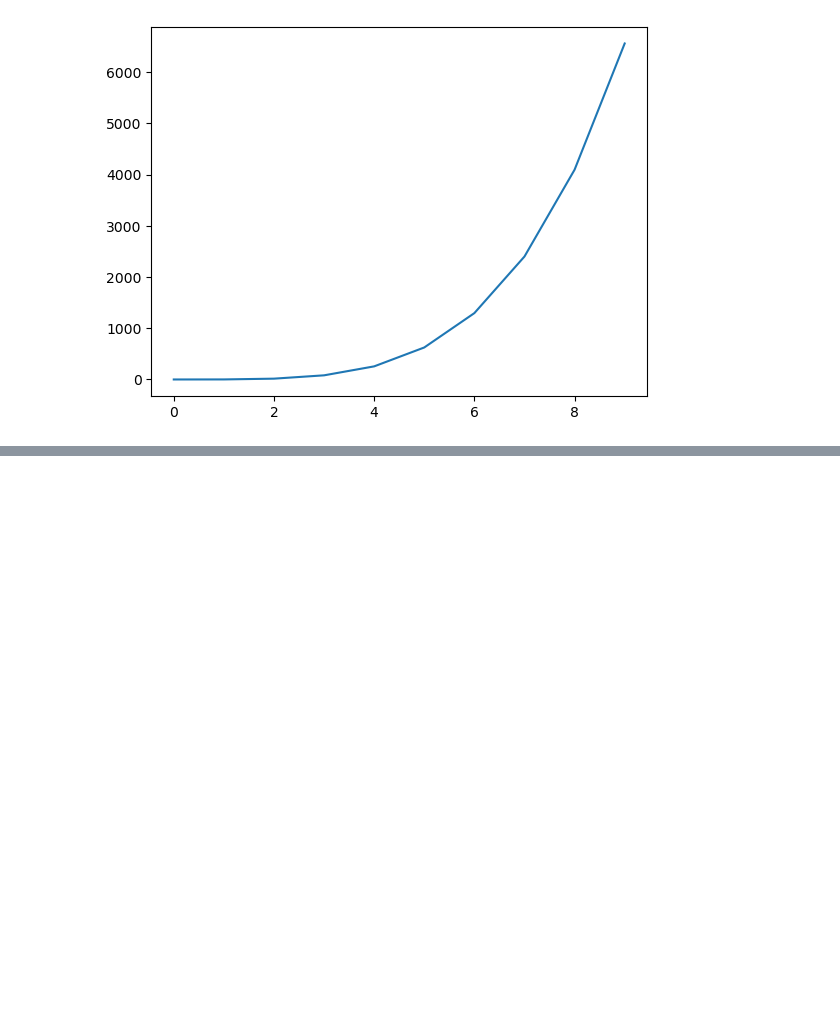
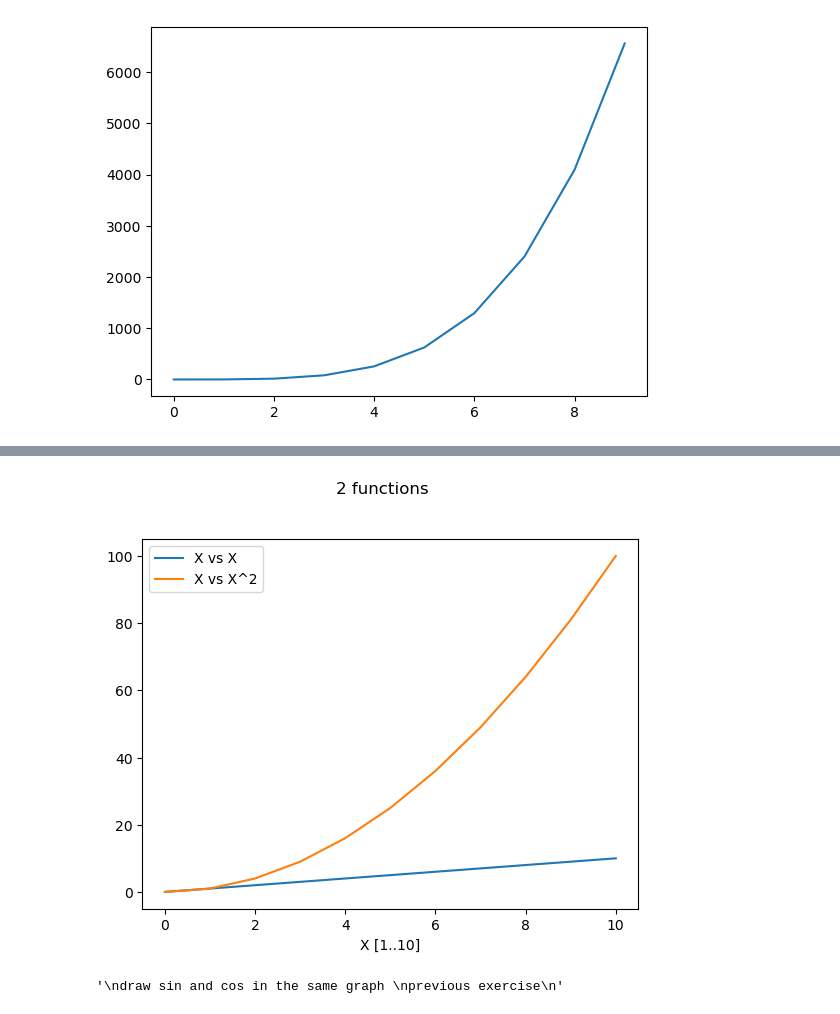
Before and after one commit to pythonai200425/29.09.2025, a Jupyter notebook: matplotlib_290925.ipynb, the cells around one changed output, grey strips where cells are left out. Cells and saved outputs as stored; diff of their text form; code cells hidden in the pictures; blank space fills up the shorter version.

```diff
--- a/matplotlib_290925.ipynb
+++ b/matplotlib_290925.ipynb
@@ -218,0 +272,22 @@ y_exp = np.exp(x)
+# %%
+fig, graph = plt.subplots(nrows=1, ncols=1)
+
+x = np.arange(0, 11)
+y1 = x
+y2 = x**2
+graph.plot(x, y1, label='X vs X')
+graph.plot(x, y2, label='X vs X^2')
+graph.set_xlabel('X [1..10]')
+graph.legend()
+
+fig.suptitle('2 functions', y=1.0)
+
+plt.show()
+
+'''
+draw sin and cos in the same graph
+previous exercise
+'''
+# %% [output]
+[figure, added]
+'\ndraw sin and cos in the same graph \nprevious exercise\n'
```
Also changed, not shown: parts of 2 cells of this notebook.
